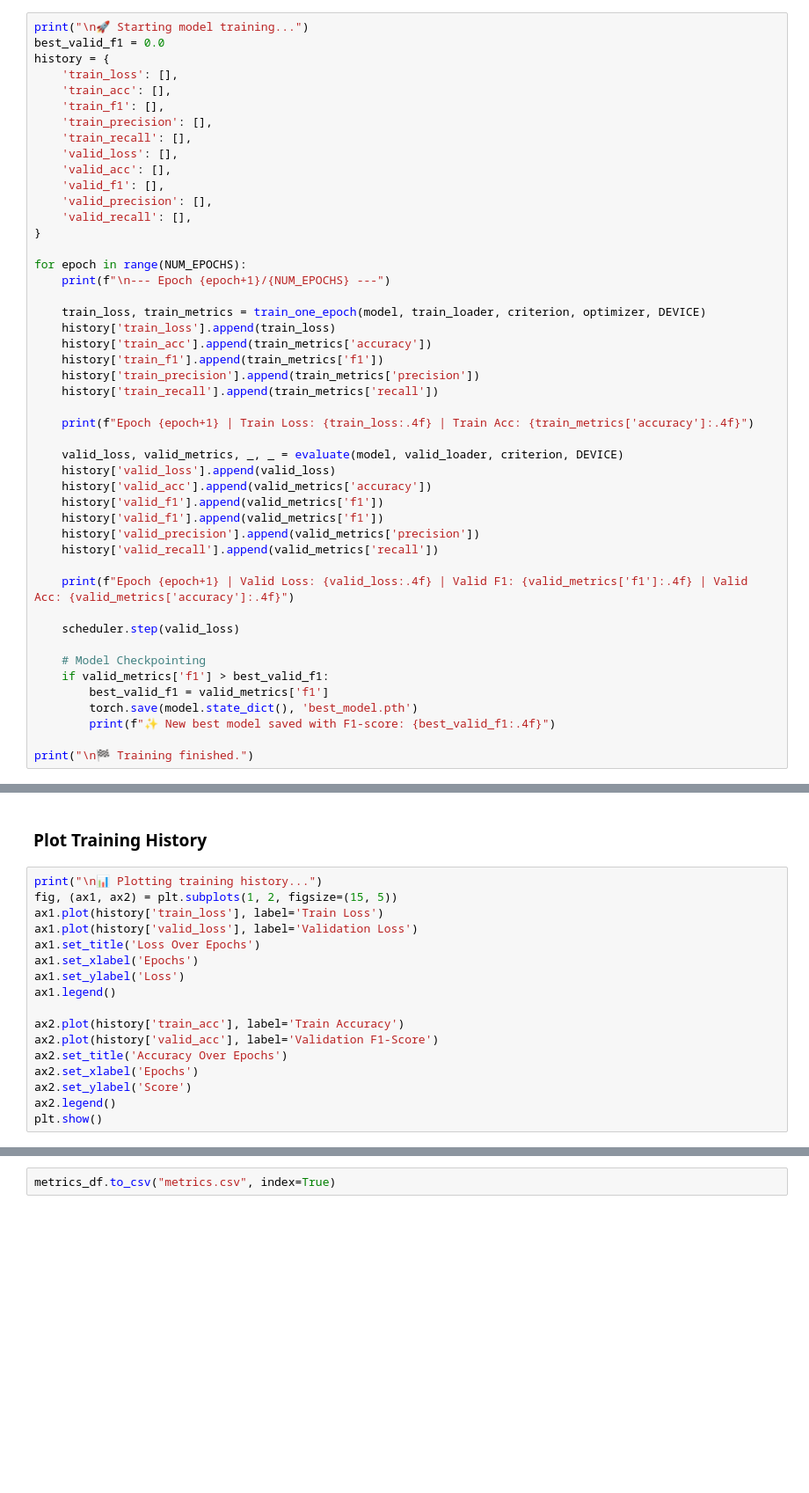
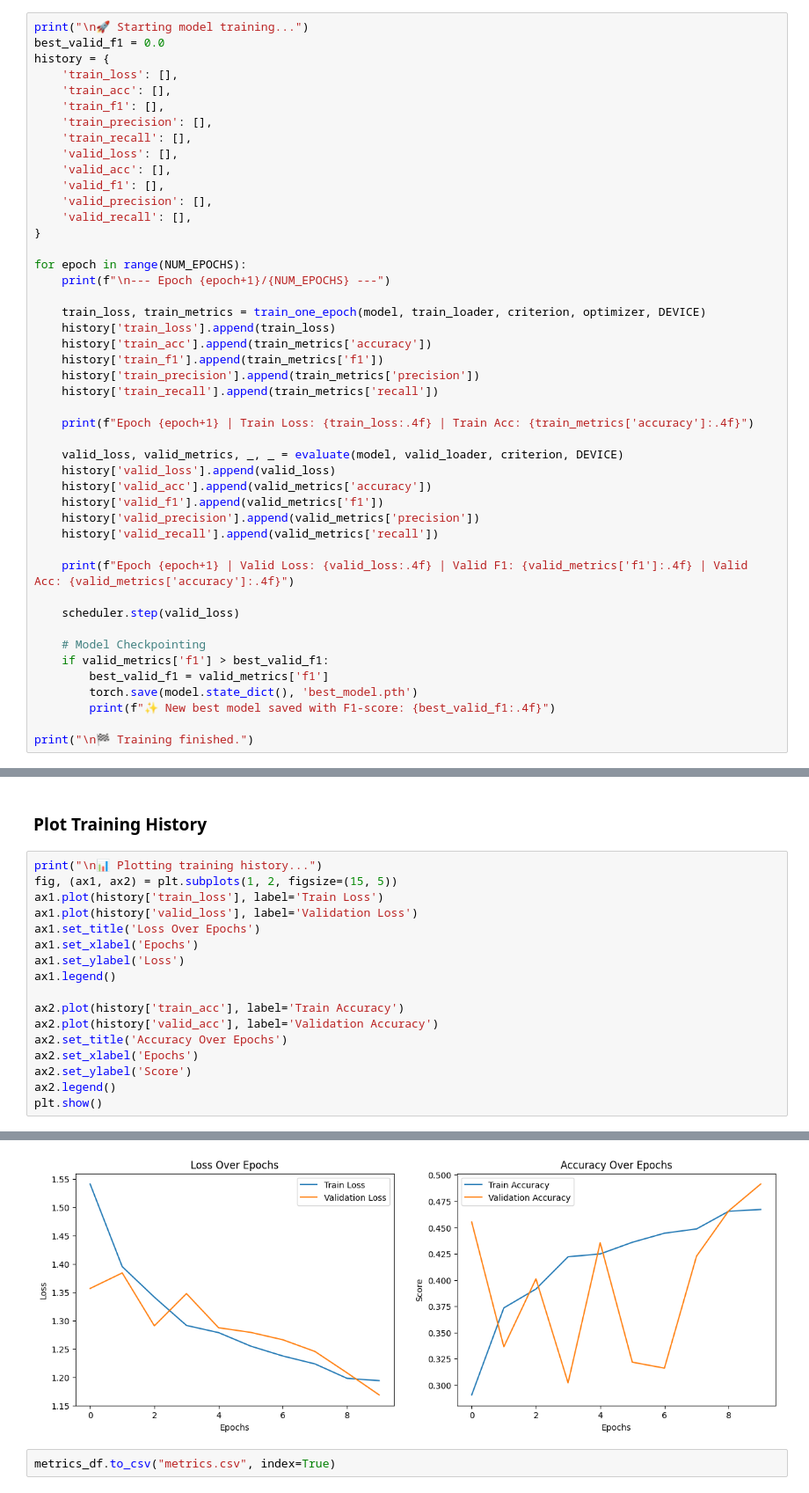
Before and after one commit to Spidey03/RetinAI-ViT, a Jupyter notebook: retinai_vit.ipynb, the cells around one changed output, grey strips where cells are left out. Shown at 88% size. Cells and saved outputs as stored; diff of their text form; blank space fills up the shorter version.

Commit message:
Update graph

```diff
--- a/retinai_vit.ipynb
+++ b/retinai_vit.ipynb
@@ -316,7 +334,6 @@ for epoch in range(NUM_EPOCHS):
     history['valid_loss'].append(valid_loss)
     history['valid_acc'].append(valid_metrics['accuracy'])
     history['valid_f1'].append(valid_metrics['f1'])
-    history['valid_f1'].append(valid_metrics['f1'])
     history['valid_precision'].append(valid_metrics['precision'])
     history['valid_recall'].append(valid_metrics['recall'])
 
@@ -389,9 +451,10 @@ ax1.set_ylabel('Loss')
 ax1.legend()
 
 ax2.plot(history['train_acc'], label='Train Accuracy')
-ax2.plot(history['valid_acc'], label='Validation F1-Score')
+ax2.plot(history['valid_acc'], label='Validation Accuracy')
 ax2.set_title('Accuracy Over Epochs')
 ax2.set_xlabel('Epochs')
 ax2.set_ylabel('Score')
 ax2.legend()
 plt.show()
+# %% [output]
@@ -398,3 +462,4 @@ plt.show()
+[figure, added]
 # %%
 metrics_df.to_csv("metrics.csv", index=True)
 # %%
```
Also changed, not shown: parts of 11 cells of this notebook, 1 other file.
